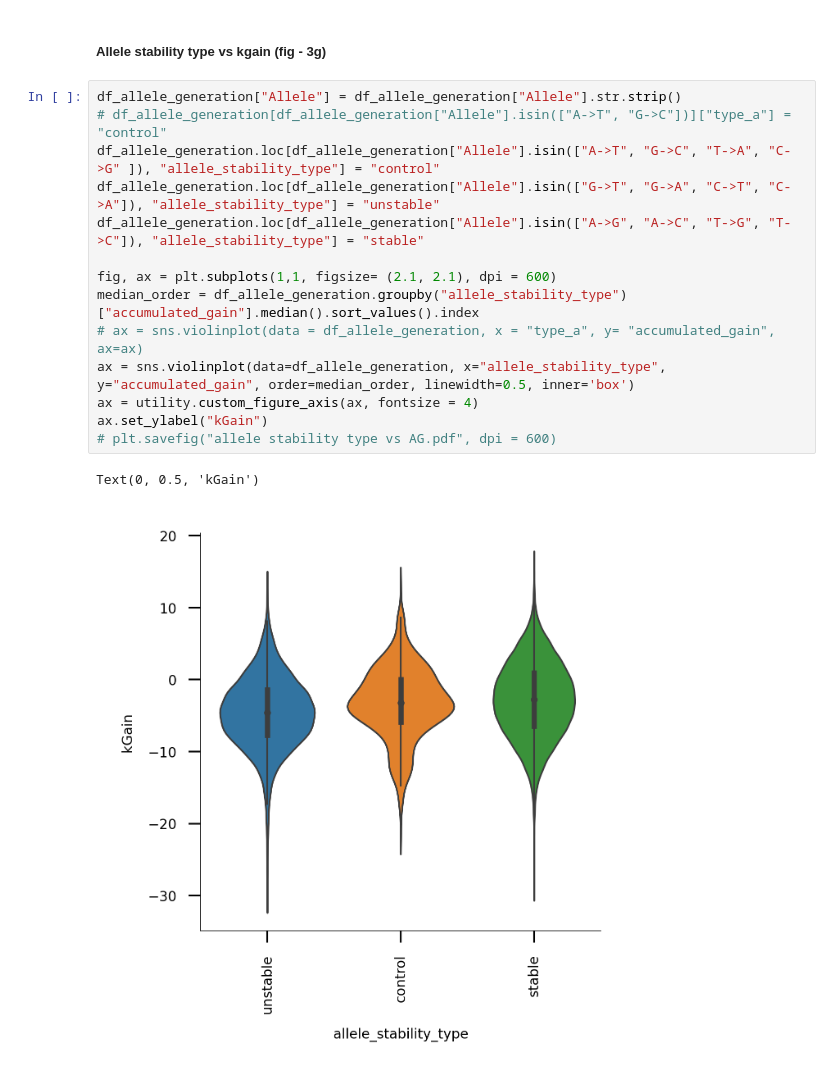
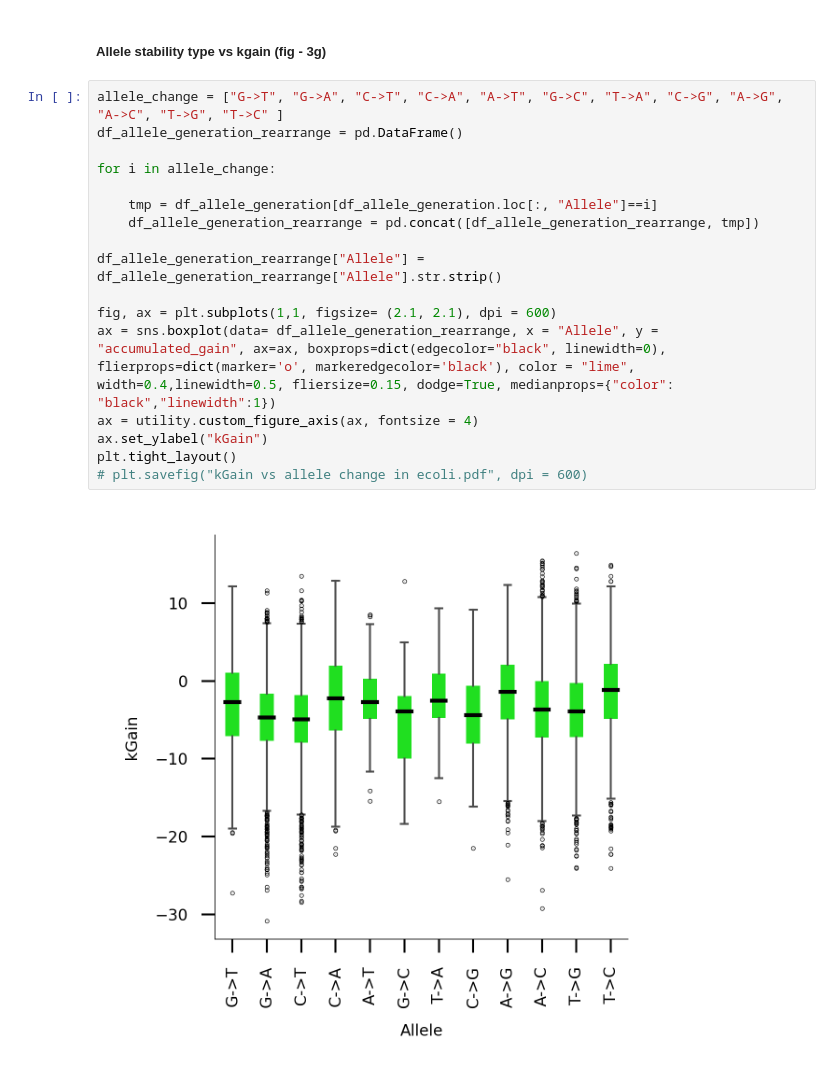
Before and after one commit to cellsemantics/Oligo_Promotion, a Jupyter notebook: figure/main_figures/fig3.ipynb, the cells around one changed output. Drawn from its saved outputs; the diff is of its cells as text.

```diff
--- a/figure/main_figures/fig3.ipynb
+++ b/figure/main_figures/fig3.ipynb
@@ -430,19 +429,21 @@ p6: Mann-Whitney U Test Statistic = 16921528029.5, p-value = 0.9999999992241883
 # %% [markdown]
 ##### Allele stability type vs kgain (fig - 3g)
 # %%
-df_allele_generation["Allele"] = df_allele_generation["Allele"].str.strip()
-# df_allele_generation[df_allele_generation["Allele"].isin(["A->T", "G->C"])]["type_a"] = "control"
-df_allele_generation.loc[df_allele_generation["Allele"].isin(["A->T", "G->C", "T->A", "C->G" ]), "allele_stability_type"] = "control"
-df_allele_generation.loc[df_allele_generation["Allele"].isin(["G->T", "G->A", "C->T", "C->A"]), "allele_stability_type"] = "unstable"
-df_allele_generation.loc[df_allele_generation["Allele"].isin(["A->G", "A->C", "T->G", "T->C"]), "allele_stability_type"] = "stable"
+allele_change = ["G->T", "G->A", "C->T", "C->A", "A->T", "G->C", "T->A", "C->G", "A->G", "A->C", "T->G", "T->C" ]
+df_allele_generation_rearrange = pd.DataFrame()
+
+for i in allele_change:
+
+    tmp = df_allele_generation[df_allele_generation.loc[:, "Allele"]==i]
+    df_allele_generation_rearrange = pd.concat([df_allele_generation_rearrange, tmp])
+
+df_allele_generation_rearrange["Allele"] = df_allele_generation_rearrange["Allele"].str.strip()
 
 fig, ax = plt.subplots(1,1, figsize= (2.1, 2.1), dpi = 600)
-median_order = df_allele_generation.groupby("allele_stability_type")["accumulated_gain"].median().sort_values().index
-# ax = sns.violinplot(data = df_allele_generation, x = "type_a", y= "accumulated_gain", ax=ax)
-ax = sns.violinplot(data=df_allele_generation, x="allele_stability_type", y="accumulated_gain", order=median_order, linewidth=0.5, inner='box')
+ax = sns.boxplot(data= df_allele_generation_rearrange, x = "Allele", y = "accumulated_gain", ax=ax, boxprops=dict(edgecolor="black", linewidth=0), flierprops=dict(marker='o', markeredgecolor='black'), color = "lime", width=0.4,linewidth=0.5, fliersize=0.15, dodge=True, medianprops={"color": "black","linewidth":1})
 ax = utility.custom_figure_axis(ax, fontsize = 4)
 ax.set_ylabel("kGain")
-# plt.savefig("allele stability type vs AG.pdf", dpi = 600)
+plt.tight_layout()
+# plt.savefig("kGain vs allele change in ecoli.pdf", dpi = 600)
 # %% [output]
-Text(0, 0.5, 'kGain')
-[figure, old version]
+[figure, new version]
```
Also changed, not shown: parts of 4 cells of this notebook.
